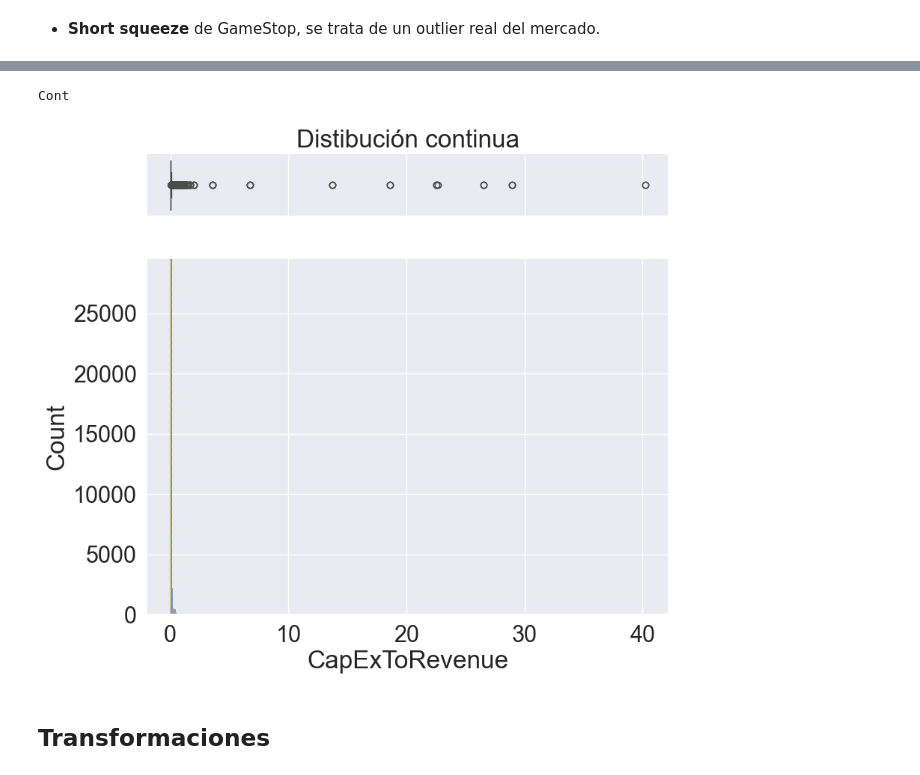
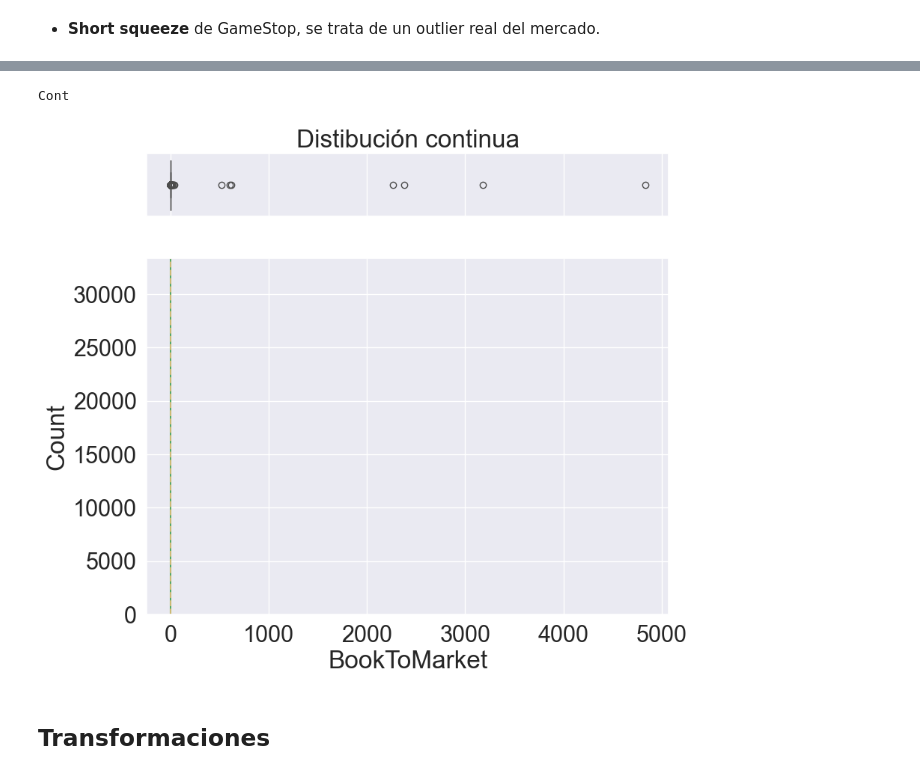
Before and after one commit to sebakremis/FinDataMining, a Jupyter notebook: 02_Notebook_Transformacion.ipynb, the cells around one changed output, grey strips where cells are left out. Saved outputs shown, nothing was run; the diff lists cells and outputs as text; code cells hidden in the pictures.

```diff
--- a/02_Notebook_Transformacion.ipynb
+++ b/02_Notebook_Transformacion.ipynb
@@ -604,10 +604,10 @@ Name: 13818, Length: 77, dtype: object
 # %%
 # Graficar
-columna_a_graficar = 'CapExToRevenue' # indicar columna para el gráfico
+columna_a_graficar = 'BookToMarket' # indicar columna para el gráfico
 plot(df_imputed[columna_a_graficar])
 # %% [output]
 Cont
-[figure, old version]
+[figure, new version]
 # %% [markdown]
 ## Transformaciones
 # %% [markdown]
```
Also changed, not shown: parts of 19 cells of this notebook, 1 other file.
